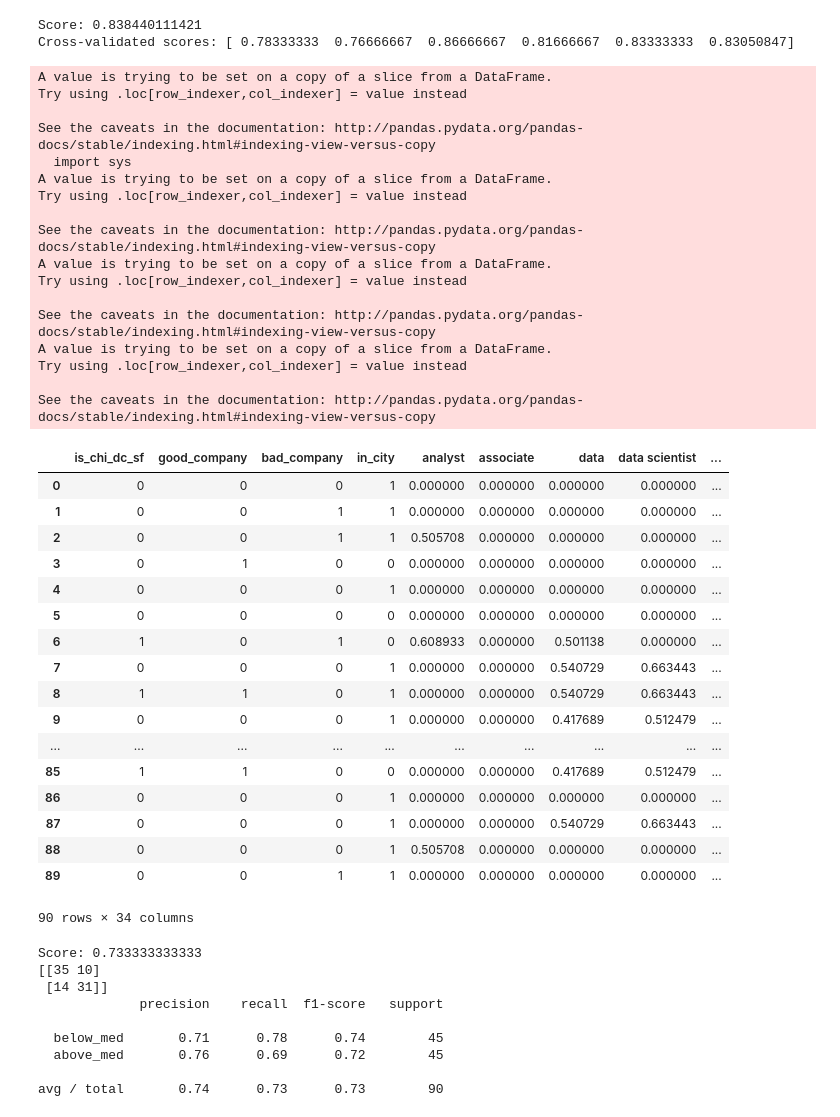
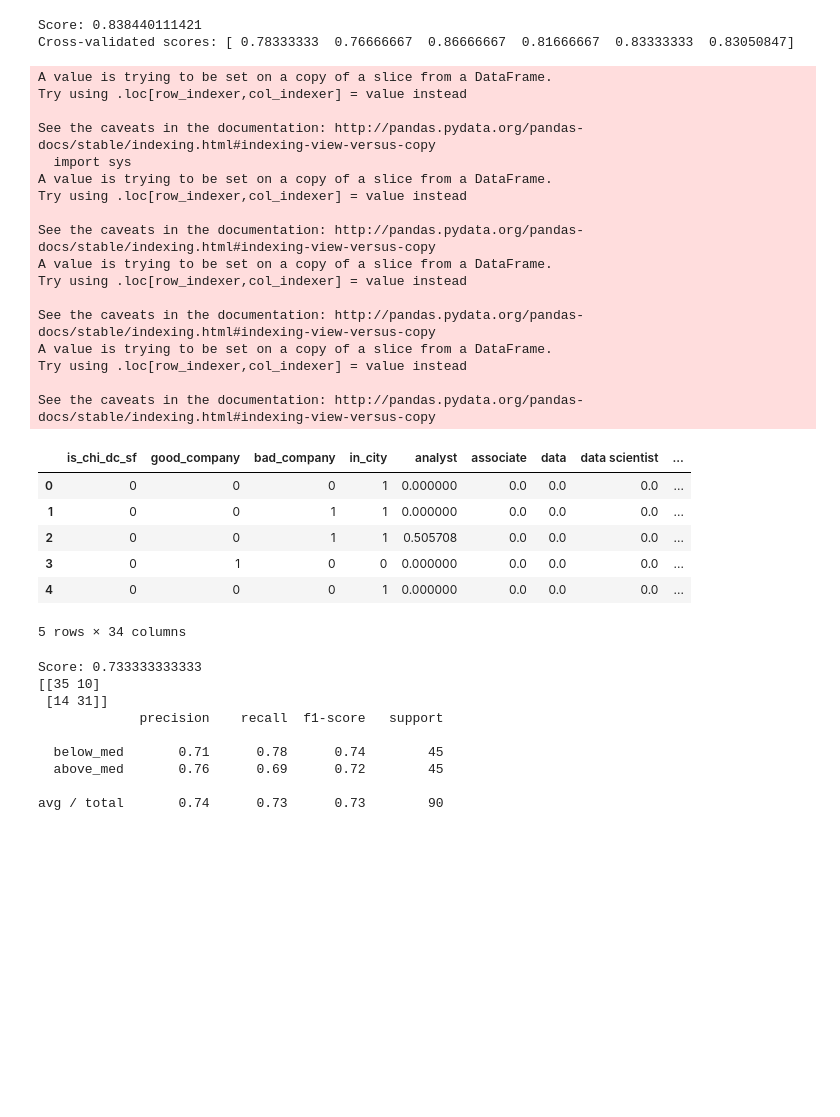
Before and after one commit to msalmon00/Portfolio, a Jupyter notebook: Indeed-Job-Scraper-Analysis-and-Salary-Predictions.ipynb, the cells around one changed output. Saved outputs shown, nothing was run; the diff lists cells and outputs as text; code cells hidden in the pictures; blank space fills up the shorter version.

```diff
--- a/Indeed-Job-Scraper-Analysis-and-Salary-Predictions.ipynb
+++ b/Indeed-Job-Scraper-Analysis-and-Salary-Predictions.ipynb
@@ -408,7 +411,7 @@ plt.rcParams['figure.figsize'] = (8, 6)
 plt.rcParams['font.size'] = 17
 # %%
 #reading csv with index_col = 0, to avoid an additional unnamed column of separate index values
-scrape_data = pd.read_csv("scraped_clean.csv", index_col=0)
+scrape_data = pd.read_csv("data/scraped_clean.csv", index_col=0)
 
 #resetting index
 scrape_data.reset_index(drop=True, inplace=True)
@@ -1709,8 +1660,8 @@ print "Cross-validated scores:", scores
 Score: 0.838440111421
 Cross-validated scores: [ 0.78333333  0.76666667  0.86666667  0.81666667  0.83333333  0.83050847]
 # %%
-#now, appending job_test and summary_test to X_test, and adding binary columns for is_chi_dc_sf, in_city,
-#good_company, and bad_company before performing logistic regression
+#now, appending job_test and summary_test to X_test, and adding binary columns for
+#is_chi_dc_sf, in_city, good_company, and bad_company before performing logistic regression
 
 #Preparing X_test given columns generated for X_train
 
@@ -1722,24 +1673,25 @@ X_test.ix[(X_test["city"].str.contains("chicago") |
              X_test["city"].str.contains("san francisco")), "is_chi_dc_sf"] = 1
 
 
-# working for *presumably* consulting firms e.g., "associates" is associated with above median salaries, while working
-# for "university" is associated with below median salaries.
+# working for *presumably* consulting firms e.g., "associates" is associated with
+#above median salaries, while working for "university" is associated with below median salaries.
 
 X_test["good_company"] = 0
 
 X_test.ix[(X_test["company_name"].str.contains("associates") ), "good_company"] = 1
 
 
-# working for *presumably* consulting firms e.g., "associates" is associated with above median salaries, while working
-# for "university" is associated with below median salaries.
+# working for *presumably* consulting firms e.g., "associates" is associated with
+#above median salaries, while working for "university" is associated with below median salaries.
 
 X_test["bad_company"] = 0
 
 X_test.ix[(X_test["company_name"].str.contains("university") ), "bad_company"] = 1
 
 
-# I'm not going to work with location data - I will look at whether or not location matches city name to examine whether
-# a job being in the city it's associated with (or outside of it) has any impact.
+# I'm not going to work with location data - I will look at whether or not location matches
+#city name to examine whether a job being in the city it's associated with
+#(or outside of it) has any impact.
 
 X_test["in_city"] = 0
 
@@ -1758,51 +1710,40 @@ X_test.ix[(X_test["location"].str.contains("new york") |
             X_test["location"].str.contains("boulder") |
             X_test["location"].str.contains("dallas") |
             X_test["location"].str.contains("los angeles") |
             X_test["location"].str.contains("atlanta") |
             X_test["location"].str.contains("chicago")), "in_city"] = 1
 
 
 X_test = pd.concat([X_test, job_test, summary_test], axis=1)
 
 X_test.drop(["city", "job_title", "company_name", "location", "summary", "og_salary_period"], axis=1, inplace=True)
 
-X_test
+X_test.head()
 # %% [output]
 A value is trying to be set on a copy of a slice from a DataFrame.
 Try using .loc[row_indexer,col_indexer] = value instead
 
 See the caveats in the documentation: http://pandas.pydata.org/pandas-docs/stable/indexing.html#indexing-view-versus-copy
   import sys
 A value is trying to be set on a copy of a slice from a DataFrame.
 Try using .loc[row_indexer,col_indexer] = value instead
 
 See the caveats in the documentation: http://pandas.pydata.org/pandas-docs/stable/indexing.html#indexing-view-versus-copy
 A value is trying to be set on a copy of a slice from a DataFrame.
 Try using .loc[row_indexer,col_indexer] = value instead
 
 See the caveats in the documentation: http://pandas.pydata.org/pandas-docs/stable/indexing.html#indexing-view-versus-copy
 A value is trying to be set on a copy of a slice from a DataFrame.
 Try using .loc[row_indexer,col_indexer] = value instead
 
 See the caveats in the documentation: http://pandas.pydata.org/pandas-docs/stable/indexing.html#indexing-view-versus-copy
 |  | is_chi_dc_sf | good_company | bad_company | in_city | analyst | associate | data | data scientist | ... |
-| 0 | 0 | 0 | 0 | 1 | 0.000000 | 0.000000 | 0.000000 | 0.000000 | ... |
-| 1 | 0 | 0 | 1 | 1 | 0.000000 | 0.000000 | 0.000000 | 0.000000 | ... |
-| 2 | 0 | 0 | 1 | 1 | 0.505708 | 0.000000 | 0.000000 | 0.000000 | ... |
-| 3 | 0 | 1 | 0 | 0 | 0.000000 | 0.000000 | 0.000000 | 0.000000 | ... |
-| 4 | 0 | 0 | 0 | 1 | 0.000000 | 0.000000 | 0.000000 | 0.000000 | ... |
-| 5 | 0 | 0 | 0 | 0 | 0.000000 | 0.000000 | 0.000000 | 0.000000 | ... |
-| 6 | 1 | 0 | 1 | 0 | 0.608933 | 0.000000 | 0.501138 | 0.000000 | ... |
-| 7 | 0 | 0 | 0 | 1 | 0.000000 | 0.000000 | 0.540729 | 0.663443 | ... |
-| 8 | 1 | 1 | 0 | 1 | 0.000000 | 0.000000 | 0.540729 | 0.663443 | ... |
-| 9 | 0 | 0 | 0 | 1 | 0.000000 | 0.000000 | 0.417689 | 0.512479 | ... |
-| ... | ... | ... | ... | ... | ... | ... | ... | ... | ... |
-| 85 | 1 | 1 | 0 | 0 | 0.000000 | 0.000000 | 0.417689 | 0.512479 | ... |
-| 86 | 0 | 0 | 0 | 1 | 0.000000 | 0.000000 | 0.000000 | 0.000000 | ... |
-| 87 | 0 | 0 | 0 | 1 | 0.000000 | 0.000000 | 0.540729 | 0.663443 | ... |
-| 88 | 0 | 0 | 0 | 1 | 0.505708 | 0.000000 | 0.000000 | 0.000000 | ... |
-| 89 | 0 | 0 | 1 | 1 | 0.000000 | 0.000000 | 0.000000 | 0.000000 | ... |
+| 0 | 0 | 0 | 0 | 1 | 0.000000 | 0.0 | 0.0 | 0.0 | ... |
+| 1 | 0 | 0 | 1 | 1 | 0.000000 | 0.0 | 0.0 | 0.0 | ... |
+| 2 | 0 | 0 | 1 | 1 | 0.505708 | 0.0 | 0.0 | 0.0 | ... |
+| 3 | 0 | 1 | 0 | 0 | 0.000000 | 0.0 | 0.0 | 0.0 | ... |
+| 4 | 0 | 0 | 0 | 1 | 0.000000 | 0.0 | 0.0 | 0.0 | ... |
-90 rows × 34 columns
+5 rows × 34 columns
 # %%
 # Predicting salaries in X_test given predictors developed with X_train
 
```
Also changed, not shown: parts of 65 cells of this notebook, 9 other files.
